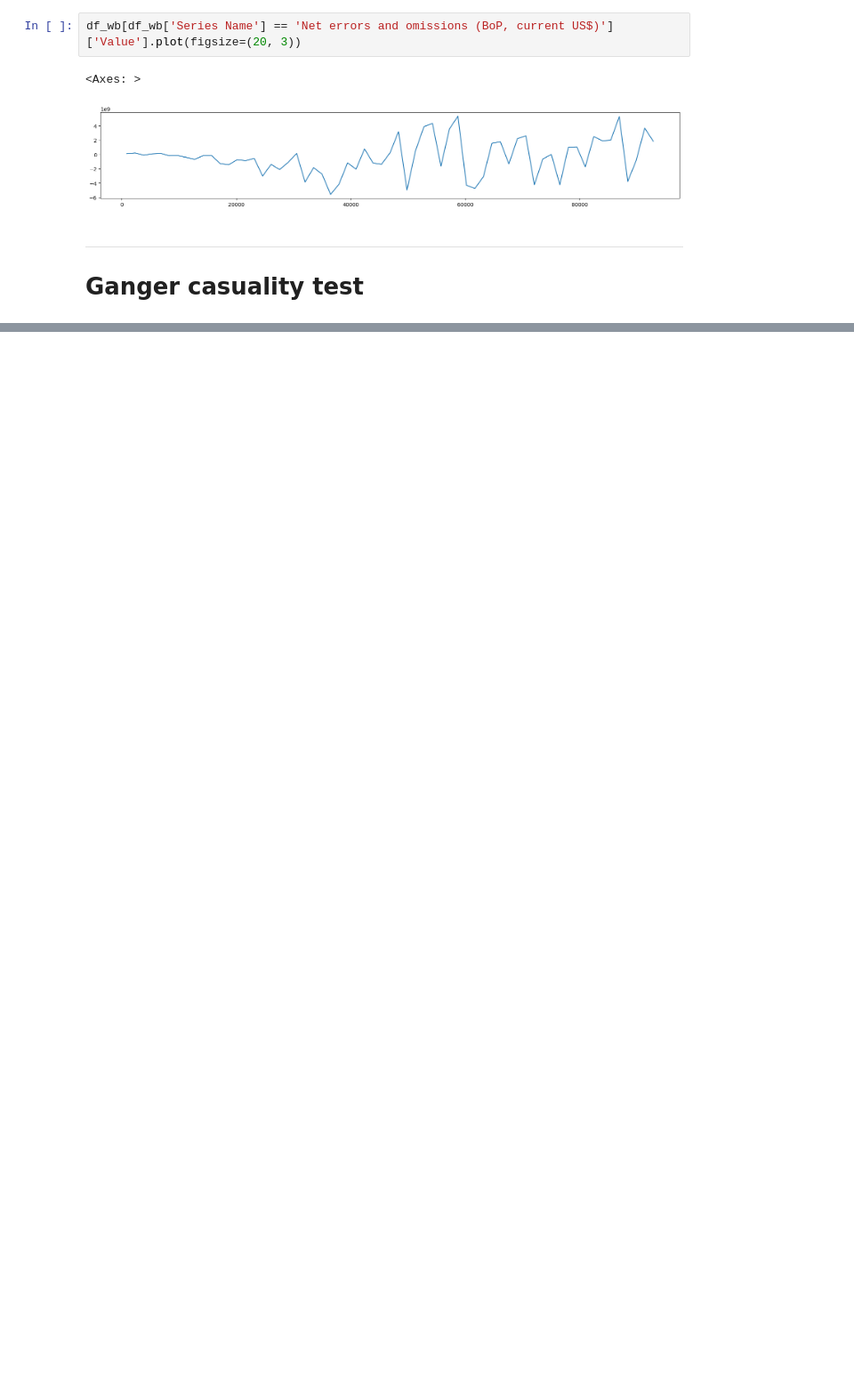
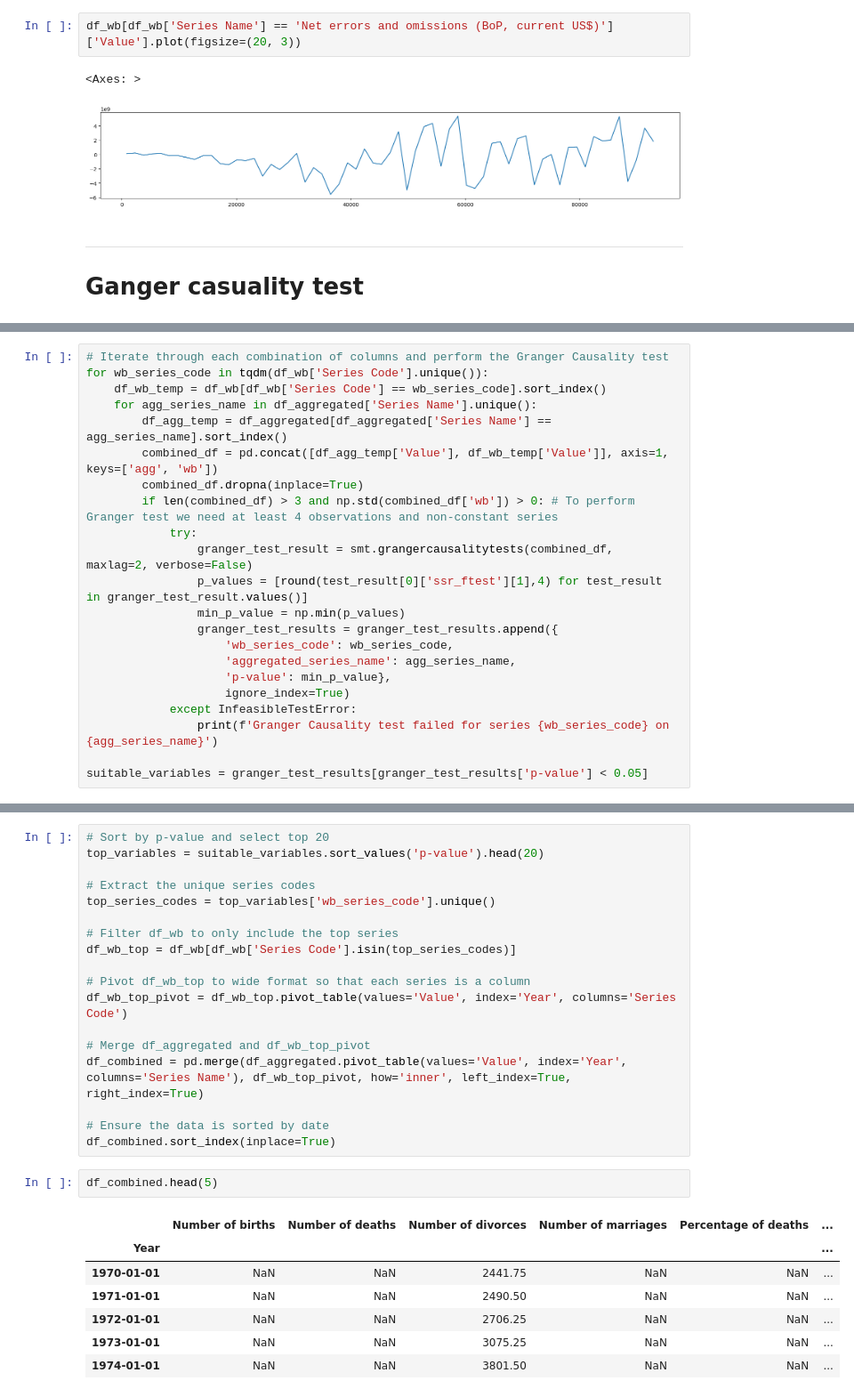
Before and after one commit to pzlav/epic-ts-in-pair-project-hw12, a Jupyter notebook: feature_selection.ipynb, the cells around one changed output, grey strips where cells are left out. Shown at 89% size. Cells and saved outputs as stored; diff of their text form; blank space fills up the shorter version.

```diff
--- a/feature_selection.ipynb
+++ b/feature_selection.ipynb
@@ -261,0 +268,22 @@ selected_features_gc = grangers_matrix['value_x'][grangers_matrix['value_x'] < 0
+# %%
+# Iterate through each combination of columns and perform the Granger Causality test
+for wb_series_code in tqdm(df_wb['Series Code'].unique()):
+    df_wb_temp = df_wb[df_wb['Series Code'] == wb_series_code].sort_index()
+    for agg_series_name in df_aggregated['Series Name'].unique():
+        df_agg_temp = df_aggregated[df_aggregated['Series Name'] == agg_series_name].sort_index()
+        combined_df = pd.concat([df_agg_temp['Value'], df_wb_temp['Value']], axis=1, keys=['agg', 'wb'])
+        combined_df.dropna(inplace=True)
+        if len(combined_df) > 3 and np.std(combined_df['wb']) > 0: # To perform Granger test we need at least 4 observations and non-constant series
+            try:
+                granger_test_result = smt.grangercausalitytests(combined_df, maxlag=2, verbose=False)
+                p_values = [round(test_result[0]['ssr_ftest'][1],4) for test_result in granger_test_result.values()]
+                min_p_value = np.min(p_values)
+                granger_test_results = granger_test_results.append({
+                    'wb_series_code': wb_series_code,
+                    'aggregated_series_name': agg_series_name,
+                    'p-value': min_p_value},
+                    ignore_index=True)
+            except InfeasibleTestError:
+                print(f'Granger Causality test failed for series {wb_series_code} on {agg_series_name}')
+
+suitable_variables = granger_test_results[granger_test_results['p-value'] < 0.05]
@@ -261,0 +310,28 @@ selected_features_gc = grangers_matrix['value_x'][grangers_matrix['value_x'] < 0
+# %%
+# Sort by p-value and select top 20
+top_variables = suitable_variables.sort_values('p-value').head(20)
+
+# Extract the unique series codes
+top_series_codes = top_variables['wb_series_code'].unique()
+
+# Filter df_wb to only include the top series
+df_wb_top = df_wb[df_wb['Series Code'].isin(top_series_codes)]
+
+# Pivot df_wb_top to wide format so that each series is a column
+df_wb_top_pivot = df_wb_top.pivot_table(values='Value', index='Year', columns='Series Code')
+
+# Merge df_aggregated and df_wb_top_pivot
+df_combined = pd.merge(df_aggregated.pivot_table(values='Value', index='Year', columns='Series Name'), df_wb_top_pivot, how='inner', left_index=True, right_index=True)
+
+# Ensure the data is sorted by date
+df_combined.sort_index(inplace=True)
+# %%
+df_combined.head(5)
+# %% [output]
+|  | Number of births | Number of deaths | Number of divorces | Number of marriages | Percentage of deaths | ... |
+| Year |  |  |  |  |  | ... |
+| 1970-01-01 | NaN | NaN | 2441.75 | NaN | NaN | ... |
+| 1971-01-01 | NaN | NaN | 2490.50 | NaN | NaN | ... |
+| 1972-01-01 | NaN | NaN | 2706.25 | NaN | NaN | ... |
+| 1973-01-01 | NaN | NaN | 3075.25 | NaN | NaN | ... |
+| 1974-01-01 | NaN | NaN | 3801.50 | NaN | NaN | ... |
```
Also changed, not shown: parts of 11 cells of this notebook, 2 other files.
